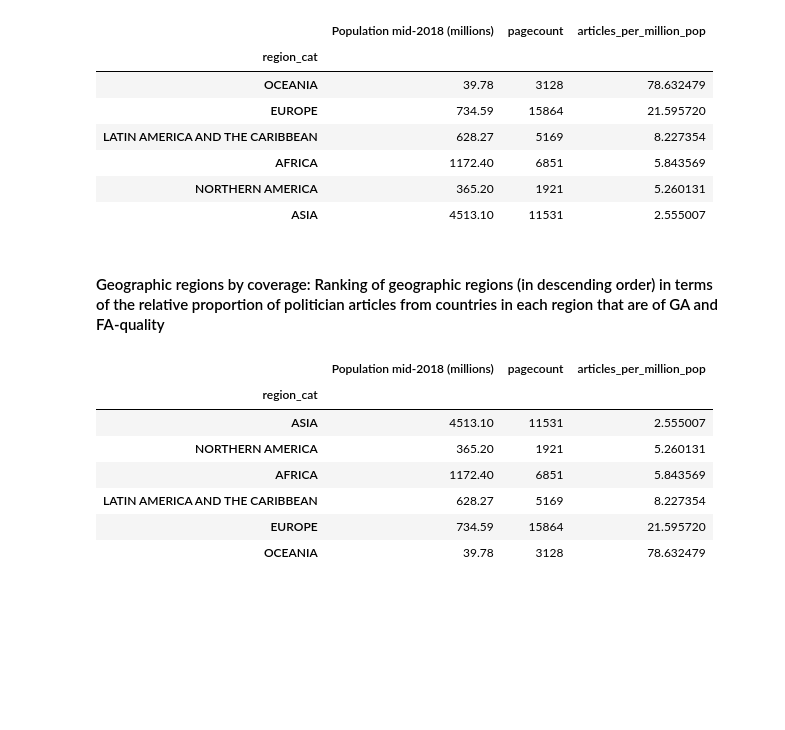
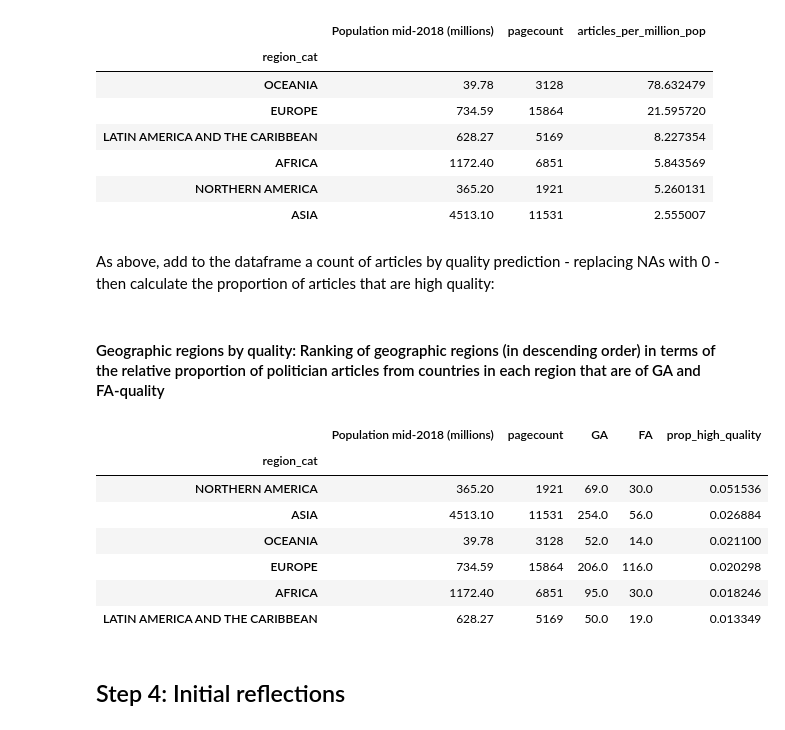
Before and after one commit to rcctodd/data-512-a2, a Jupyter notebook: hcds-a2-bias.ipynb, the cells around one changed output. Saved outputs shown, nothing was run; the diff lists cells and outputs as text; code cells hidden in the pictures; blank space fills up the shorter version.

```diff
--- a/hcds-a2-bias.ipynb
+++ b/hcds-a2-bias.ipynb
@@ -156,7 +153,7 @@ wp_wpds_politicians_by_country = pd.merge(wp_wpds_politicians_by_country, qualit
 # %% [markdown]
 Records without a quality prediction are dropped:
 # %%
-wp_wpds_politicians_by_country = wp_wpds_politicians_by_country[wp_wpds_politicians_by_country['prediction'].notnull()]
+wp_wpds_politicians_by_country = wp_wpds_politicians_by_country[wp_wpds_politicians_by_country['quality_cat'].notnull()]
 # %% [markdown]
 Records with and without an associated country match separated and saved as csvs.
 # %%
@@ -186,7 +183,7 @@ country_df['articles_per_million_pop'] = country_df['pagecount'] / country_df['P
 # %% [markdown]
 Add to the dataframe a count of articles by quality prediction - replacing NAs with 0 - then calculate the proportion of articles that are high quality:
 # %%
-country_df = country_df.join(wp_wpds_politicians_by_country.groupby(['country'])['prediction'].value_counts().unstack().fillna(0))
+country_df = country_df.join(wp_wpds_politicians_by_country.groupby(['country'])['quality_cat'].value_counts().unstack().fillna(0))
 # %%
 country_df['prop_high_quality']=(country_df['GA']+country_df['FA'])/country_df['pagecount']
 # %% [markdown]
@@ -288,4 +285,4 @@ country_df = country_df.set_index('Geography')
 # %% [markdown]
 Grouping data by region, then calculating articles per million population as above.
 # %%
-region_df = pd.DataFrame(country_df.groupby(['region_cat'])[['Population mid-2018 (millions)','pagecount']].sum())
+region_df = pd.DataFrame(country_df.groupby(['region_cat'])[['Population mid-2018 (millions)','pagecount','GA','FA']].sum())
@@ -306,16 +307,22 @@ region_df.sort_values('articles_per_million_pop', ascending=False)
 | AFRICA | 1172.40 | 6851 | 5.843569 |
 | NORTHERN AMERICA | 365.20 | 1921 | 5.260131 |
 | ASIA | 4513.10 | 11531 | 2.555007 |
+# %% [markdown]
+As above, add to the dataframe a count of articles by quality prediction - replacing NAs with 0 - then calculate the proportion of articles that are high quality:
+# %%
+region_df['prop_high_quality']=(region_df['GA']+region_df['FA'])/region_df['pagecount']
 # %% [markdown]
-#### Geographic regions by coverage: Ranking of geographic regions (in descending order) in terms of the relative proportion of politician articles from countries in each region that are of GA and FA-quality
+#### Geographic regions by quality: Ranking of geographic regions (in descending order) in terms of the relative proportion of politician articles from countries in each region that are of GA and FA-quality
 # %%
-region_df.sort_values('articles_per_million_pop', ascending=True)
+region_df.sort_values('prop_high_quality', ascending=False)
 # %% [output]
-|  | Population mid-2018 (millions) | pagecount | articles_per_million_pop |
-| region_cat |  |  |  |
-| ASIA | 4513.10 | 11531 | 2.555007 |
-| NORTHERN AMERICA | 365.20 | 1921 | 5.260131 |
-| AFRICA | 1172.40 | 6851 | 5.843569 |
-| LATIN AMERICA AND THE CARIBBEAN | 628.27 | 5169 | 8.227354 |
-| EUROPE | 734.59 | 15864 | 21.595720 |
-| OCEANIA | 39.78 | 3128 | 78.632479 |
+|  | Population mid-2018 (millions) | pagecount | GA | FA | prop_high_quality |
+| region_cat |  |  |  |  |  |
+| NORTHERN AMERICA | 365.20 | 1921 | 69.0 | 30.0 | 0.051536 |
+| ASIA | 4513.10 | 11531 | 254.0 | 56.0 | 0.026884 |
+| OCEANIA | 39.78 | 3128 | 52.0 | 14.0 | 0.021100 |
+| EUROPE | 734.59 | 15864 | 206.0 | 116.0 | 0.020298 |
+| AFRICA | 1172.40 | 6851 | 95.0 | 30.0 | 0.018246 |
+| LATIN AMERICA AND THE CARIBBEAN | 628.27 | 5169 | 50.0 | 19.0 | 0.013349 |
+# %% [markdown]
+## Step 4: Initial reflections
```
Also changed, not shown: parts of 12 cells of this notebook, 4 other files.
